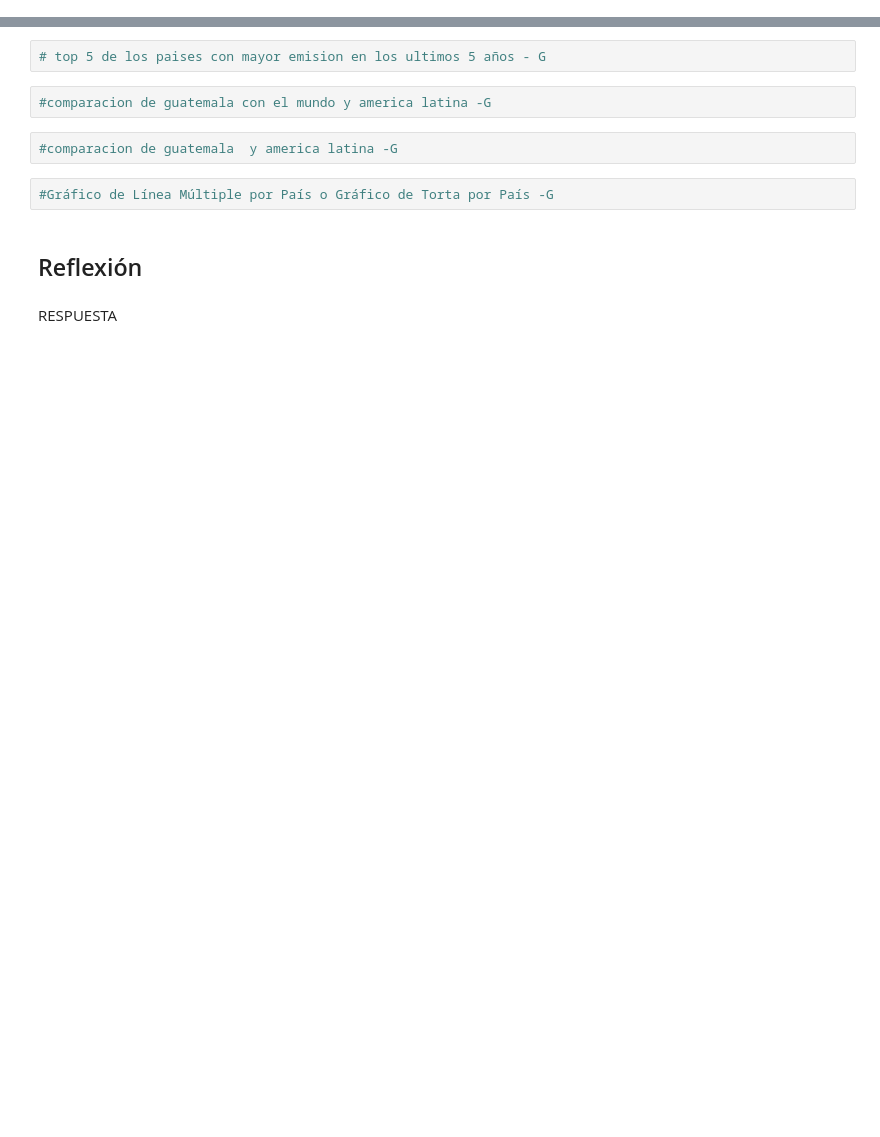
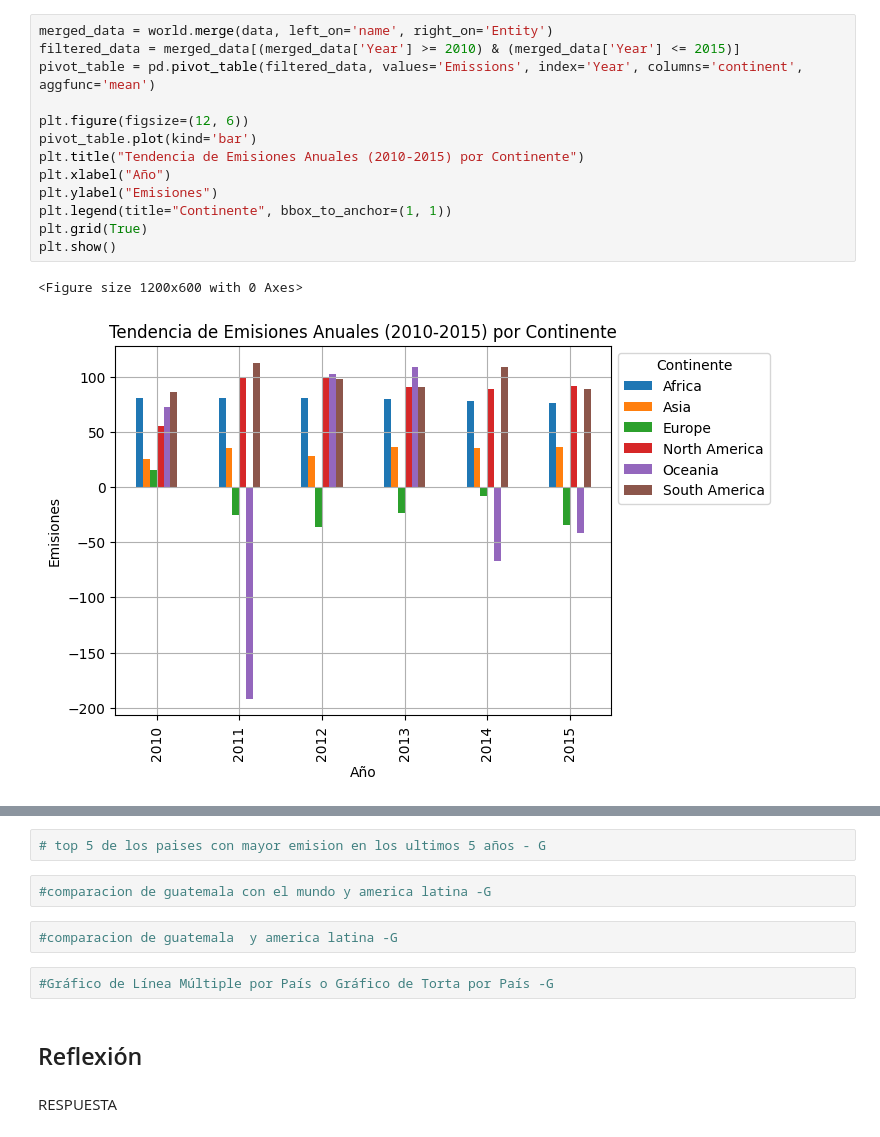
Before and after one commit to Paola-Contreras/Lab09-DS, a Jupyter notebook: lab09.ipynb, the cells around one changed output, grey strips where cells are left out. Drawn from its saved outputs; the diff is of its cells as text; blank space fills up the shorter version.

```diff
--- a/lab09.ipynb
+++ b/lab09.ipynb
@@ -13,0 +86,16 @@
+# %%
+merged_data = world.merge(data, left_on='name', right_on='Entity')
+filtered_data = merged_data[(merged_data['Year'] >= 2010) & (merged_data['Year'] <= 2015)]
+pivot_table = pd.pivot_table(filtered_data, values='Emissions', index='Year', columns='continent', aggfunc='mean')
+
+plt.figure(figsize=(12, 6))
+pivot_table.plot(kind='bar')
+plt.title("Tendencia de Emisiones Anuales (2010-2015) por Continente")
+plt.xlabel("Año")
+plt.ylabel("Emisiones")
+plt.legend(title="Continente", bbox_to_anchor=(1, 1))
+plt.grid(True)
+plt.show()
+# %% [output]
+<Figure size 1200x600 with 0 Axes>
+[figure, added]
```
Also changed, not shown: parts of 14 cells of this notebook, 1 other file.
